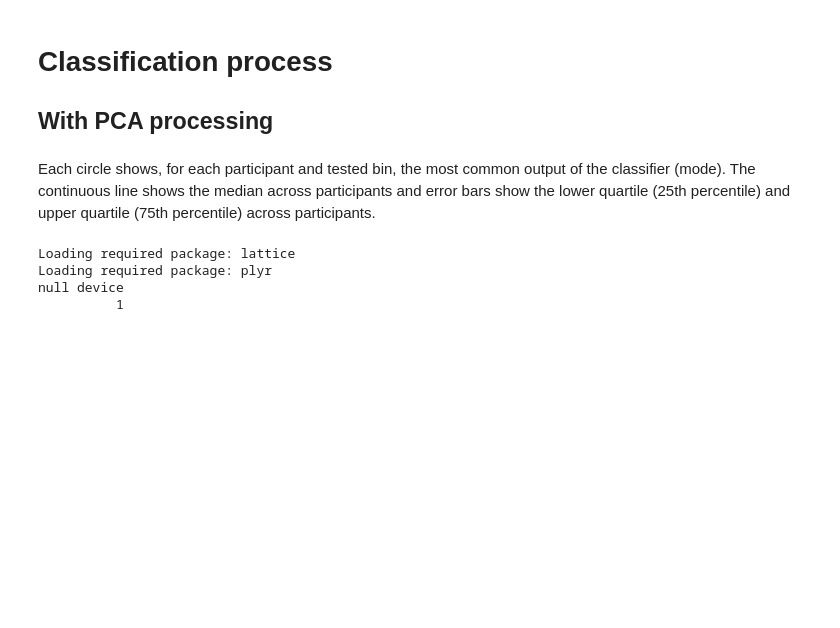
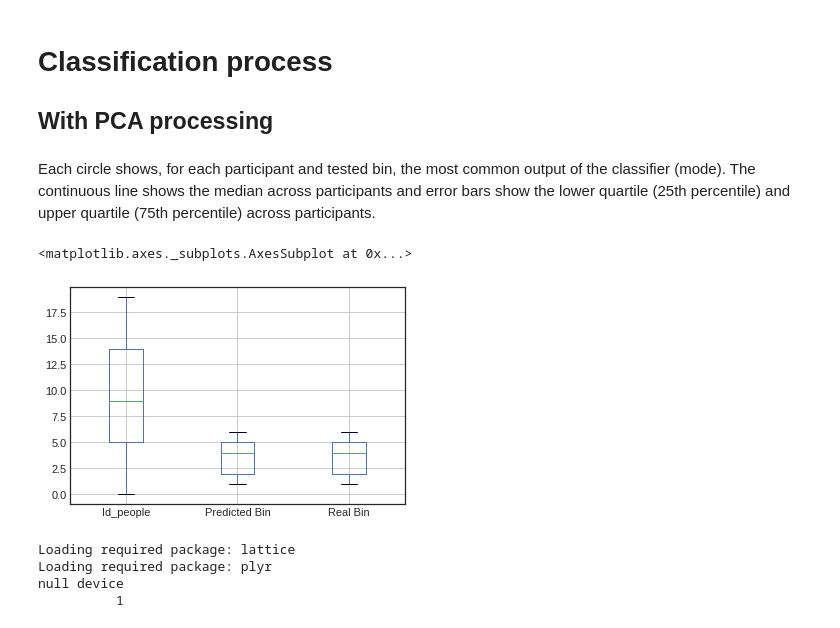
Before and after one commit to bruAristimunha/Across-Modalities, a Jupyter notebook: notebook/Original-Proposal.ipynb, the cells around one changed output. Cells and saved outputs as stored; diff of their text form; code cells hidden in the pictures; blank space fills up the shorter version.

```diff
--- a/notebook/Original-Proposal.ipynb
+++ b/notebook/Original-Proposal.ipynb
@@ -736,6 +739,11 @@ plotar[2] = plotar[2].astype(int)
 plotar.columns = ['Id_people','Predicted Bin','Real Bin','Modality','Exposures']
 
 plotar.to_csv("../data/processed/resu_fig5.csv",index=None)
+# %%
+plotar.boxplot()
+# %% [output]
+<matplotlib.axes._subplots.AxesSubplot at 0x...>
+[figure, added]
 # %%
 plotar_mode = plotar.groupby(['Id_people', 'Modality', 'Exposures', 'Real Bin'])[
     'Predicted Bin'].apply(lambda x: sc.stats.mode(x)[0]).reset_index()
```
Also changed, not shown: parts of 13 cells of this notebook.
